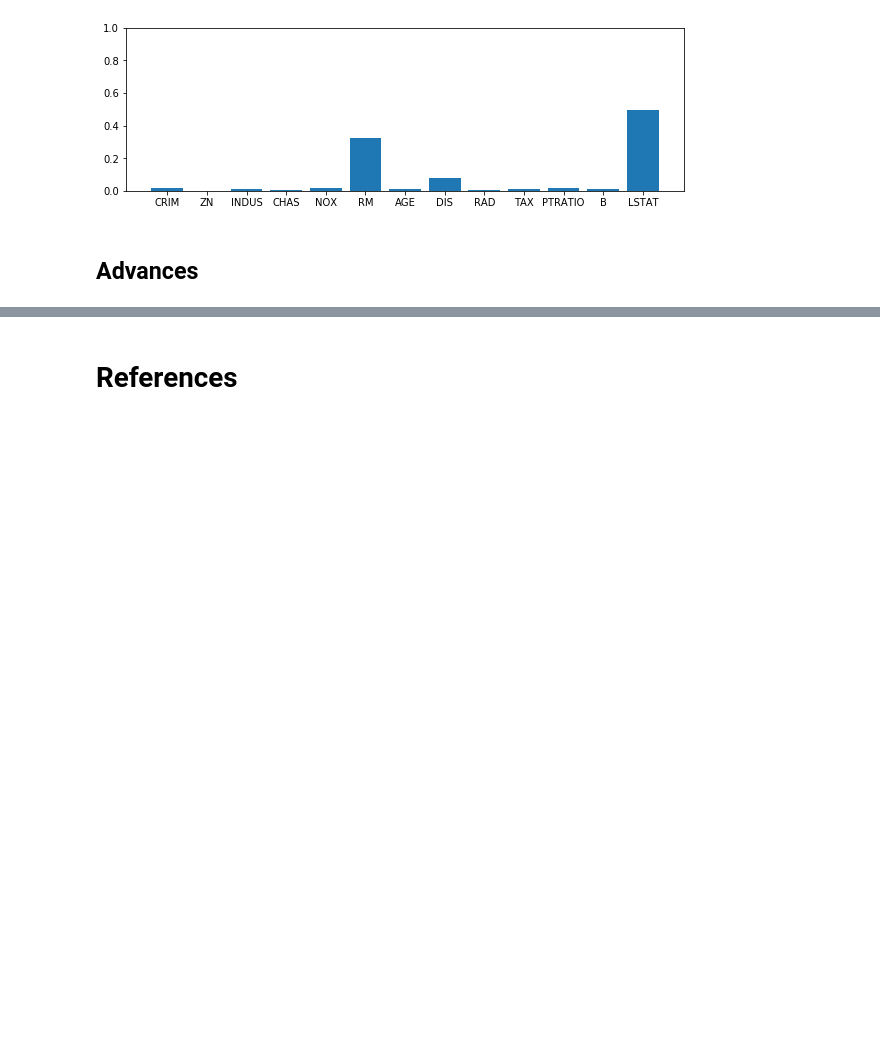
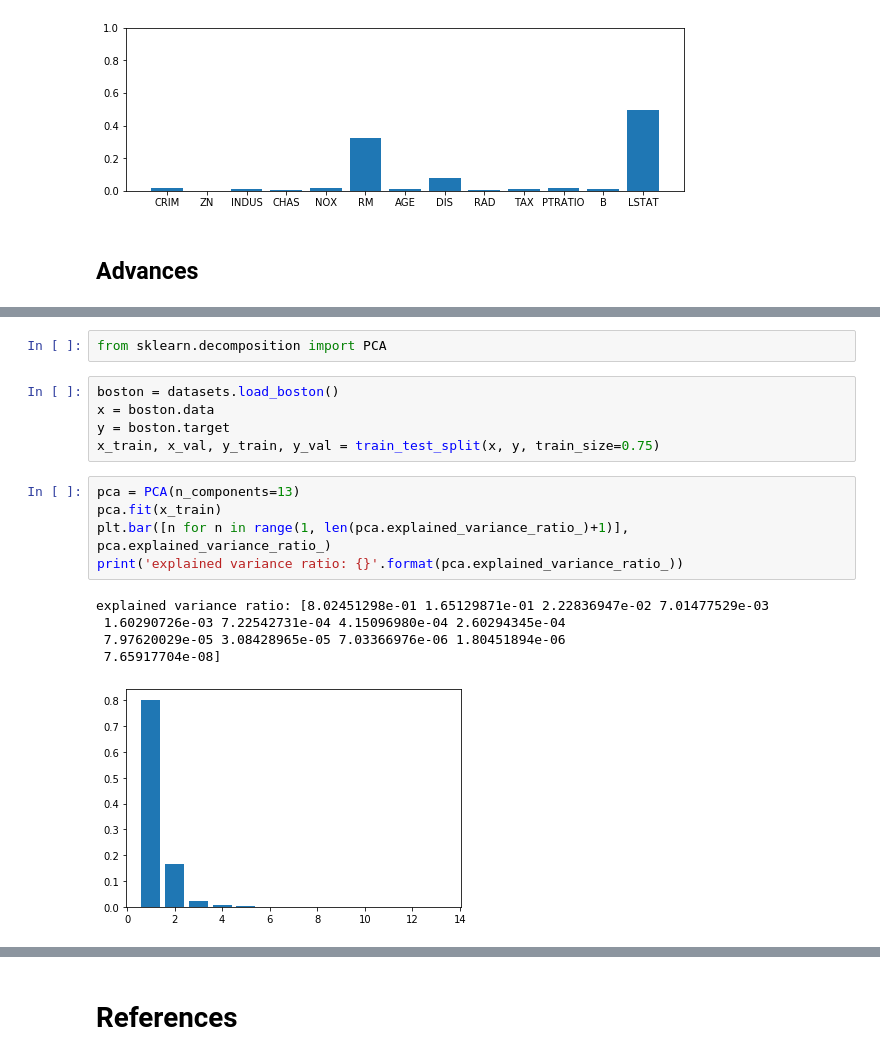
Before and after one commit to ryotayashima/DT, a Jupyter notebook: RandomForest.ipynb, the cells around one changed output, grey strips where cells are left out. Saved outputs shown, nothing was run; the diff lists cells and outputs as text; blank space fills up the shorter version.

```diff
--- a/RandomForest.ipynb
+++ b/RandomForest.ipynb
@@ -75,0 +86,18 @@ plt.show()
+# %%
+from sklearn.decomposition import PCA
+# %%
+boston = datasets.load_boston()
+x = boston.data
+y = boston.target
+x_train, x_val, y_train, y_val = train_test_split(x, y, train_size=0.75)
+# %%
+pca = PCA(n_components=13)
+pca.fit(x_train)
+plt.bar([n for n in range(1, len(pca.explained_variance_ratio_)+1)], pca.explained_variance_ratio_)
+print('explained variance ratio: {}'.format(pca.explained_variance_ratio_))
+# %% [output]
+explained variance ratio: [8.02451298e-01 1.65129871e-01 2.22836947e-02 7.01477529e-03
+ 1.60290726e-03 7.22542731e-04 4.15096980e-04 2.60294345e-04
+ 7.97620029e-05 3.08428965e-05 7.03366976e-06 1.80451894e-06
+ 7.65917704e-08]
+[figure, added]
```
Also changed, not shown: parts of 15 cells of this notebook.
